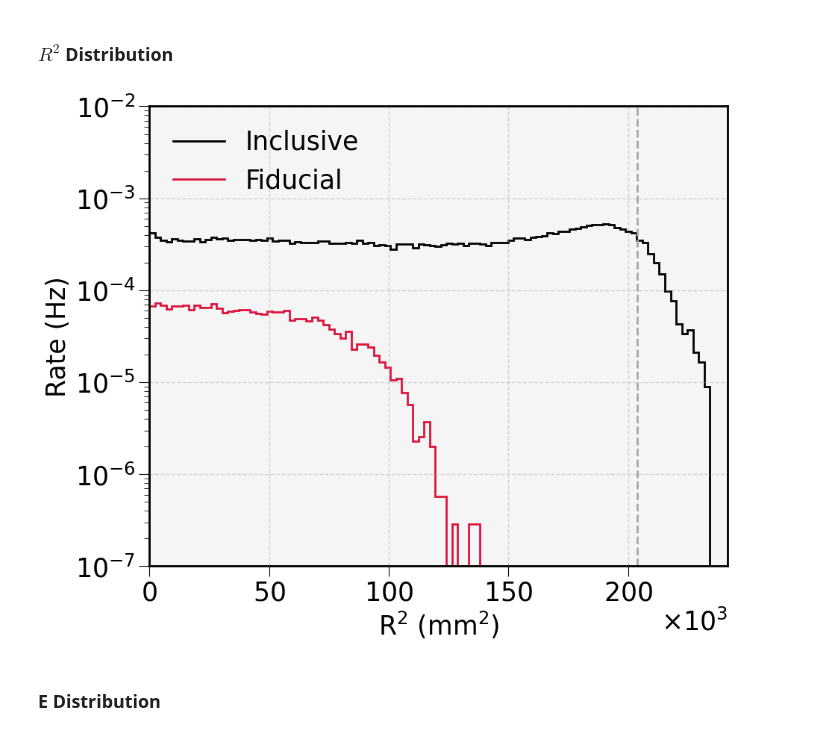
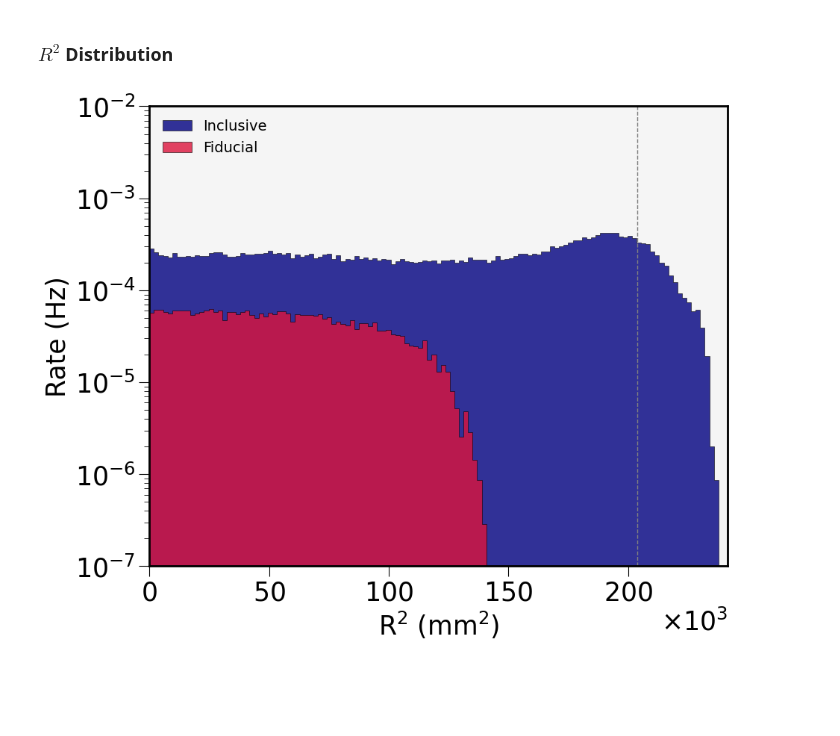
Before and after one commit to camacortespar/next-analysis, a Jupyter notebook: NEXT-100/Backgrounds/notebooks/1 - Analysis_Evt_Level.ipynb, the cells around one changed output. Cells and saved outputs as stored; diff of their text form; code cells hidden in the pictures; blank space fills up the shorter version.

Commit message:
Include changes for making plots for the CM

```diff
--- a/NEXT-100/Backgrounds/notebooks/1 - Analysis_Evt_Level.ipynb
+++ b/NEXT-100/Backgrounds/notebooks/1 - Analysis_Evt_Level.ipynb
@@ -41,7 +38,7 @@ ANA_INFO = {opt:{} for opt in ANA_OPTIONS }
 # -------------------
 # LOAD CONFIGURATIONS
 # -------------------
-CONFIG_FILE = '/lhome/ific/c/ccortesp/Analysis/NEXT-100/Backgrounds/txt/configs/low_bckg_analysis_config.yaml'
+CONFIG_FILE = '/lhome/ific/c/ccortesp/Analysis/NEXT-100/Universal/configs/low_bckg_analysis_config.yaml'
 
 try:
     with open(CONFIG_FILE, 'r') as f:
@@ -77,6 +74,7 @@ for ana_type in ANA_OPTIONS:
         # Store information
         ANA_INFO[ana_type] = { 'df_processed' : df_events
                              , 'df_summary'   : df_summary
+                             , 'duration'     : ana_config[ana_type]['duration']
                              , 'he_scale'     : ana_config[ana_type]['he_scale']
                              , 'groupers'     : ('run_number', 'Run_ID') if ana_type == 'data' else ('isotope', 'Isotope') }
 
@@ -382,55 +357,56 @@ plt.show()
 ### $R^{2}$ Distribution
 # %%
 # Global
-n_bins = 100
-
-# # Dataframes
-# INCL_DF = DATAFRAMES['ras_on']['inclusive']
-# FIDU_DF = DATAFRAMES['ras_on']['fiducial']
+n_bins = 125
 
 # ----- Define the Binning ----- #
 # Use the "Inclusive" region to define the binning
-# Variables
-X_evt = INCL_DF['X_bary'].unique()
-Y_evt = INCL_DF['Y_bary'].unique()
-R2_evt = X_evt**2 + Y_evt**2
-_, plot_edges = np.histogram(R2_evt, bins=n_bins)
+plot_var = ANA_INFO['data']['df_inclusive']['X_bary']**2 + ANA_INFO['data']['df_inclusive']['Y_bary']**2
+_, plot_edges = np.histogram(plot_var, bins=n_bins)
 
-for i, dataframe in enumerate([INCL_DF, FIDU_DF]):
+for i, label in enumerate(['Inclusive', 'Fiducial']):
+
+    # Dataframe
+    if label == 'Inclusive' :   dataframe = ANA_INFO['data']['df_inclusive']
+    elif label == 'Fiducial':   dataframe = ANA_INFO['data']['df_fiducial']
+    duration = ANA_INFO['data']['duration']
 
     # Variable
-    X = dataframe['X_bary'].unique()
-    Y = dataframe['Y_bary'].unique()
+    X = dataframe['X_bary']
+    Y = dataframe['Y_bary']
     R2 = X**2 + Y**2
 
     # Histogram
     counts, bin_edges = np.histogram(R2, bins=plot_edges)
-    rate = counts / DATAFRAMES['ras_on']['duration']    # in [Hz]
+    rate = counts / duration    # in [Hz]
 
     # Labels
     if i == 0: label = 'Inclusive'
     else:      label = 'Fiducial'
 
     # ----- Plotting ----- #
+    # plt.stairs(rate, bin_edges, label=f'{label}',
+    #            fill=False, lw=2.0, ec=crudo.pt.hist_colors[i % len(crudo.pt.hist_colors)])
     plt.stairs(rate, bin_edges, label=f'{label}',
-               fill=False, lw=2.0, ec=crudo.pt.hist_colors[i % len(crudo.pt.hist_colors)])
+               fill=True, color=crudo.pt.comp_colors[i], alpha=0.8,
+               ec='black', lw=0.5, zorder=i+1)
 
 # Lines
-plt.axvline(x=R_UP**2, c='darkgray', ls='--')
-plt.axvline(x=crudo.pt.N100_rad**2, c='darkgray', ls='--')
+plt.axvline(x=R_UP**2, c='gray', ls='--', lw=1.0)
+plt.axvline(x=crudo.pt.N100_rad**2, c='gray', ls='--', lw=1.0)
 
 # ----- Styling ----- #
 plt.xlabel(r'R$^{2}$ (mm$^{2}$)')
 plt.xlim(0, crudo.pt.N100_rad**2)
 plt.ylabel('Rate (Hz)')
 plt.ylim(1e-7, 1e-2)
 plt.ticklabel_format(axis='x', style='sci', scilimits=(3, 3))
 plt.yscale('log')
-plt.legend(loc='upper left', framealpha=0)
+plt.legend(loc='upper left', fontsize=14, facecolor='none')
 
-plt.grid(True)
+# plt.grid(True)
 plt.gca().set_facecolor("whitesmoke")
 # plt.savefig('/lhome/ific/c/ccortesp/Analysis/NEXT-100/Backgrounds/images/R2_Bckg_Inclusive_Fiducial.pdf')
 plt.show()
 # %% [output]
-[figure, old version]
+[figure, new version]
@@ -490,2 +412,0 @@ plt.show()
-# %% [markdown]
-### E Distribution
```
Also changed, not shown: parts of 36 cells of this notebook, 15 other files.
